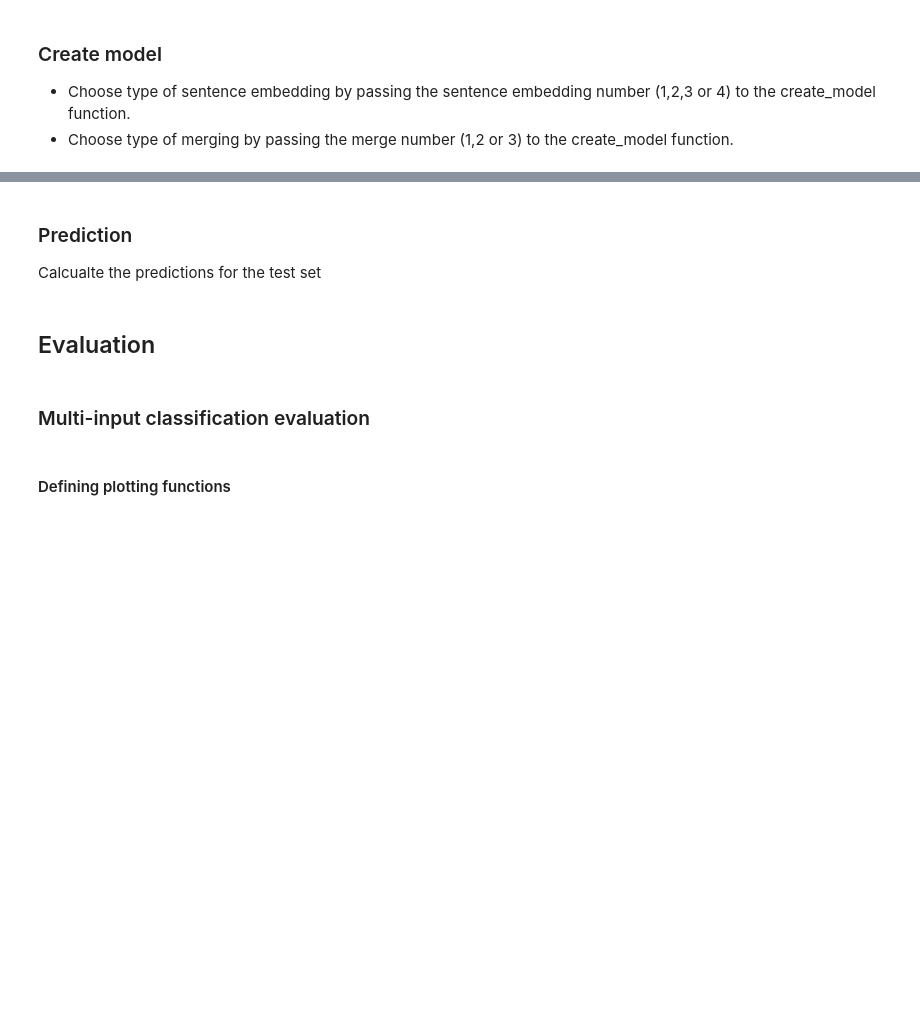
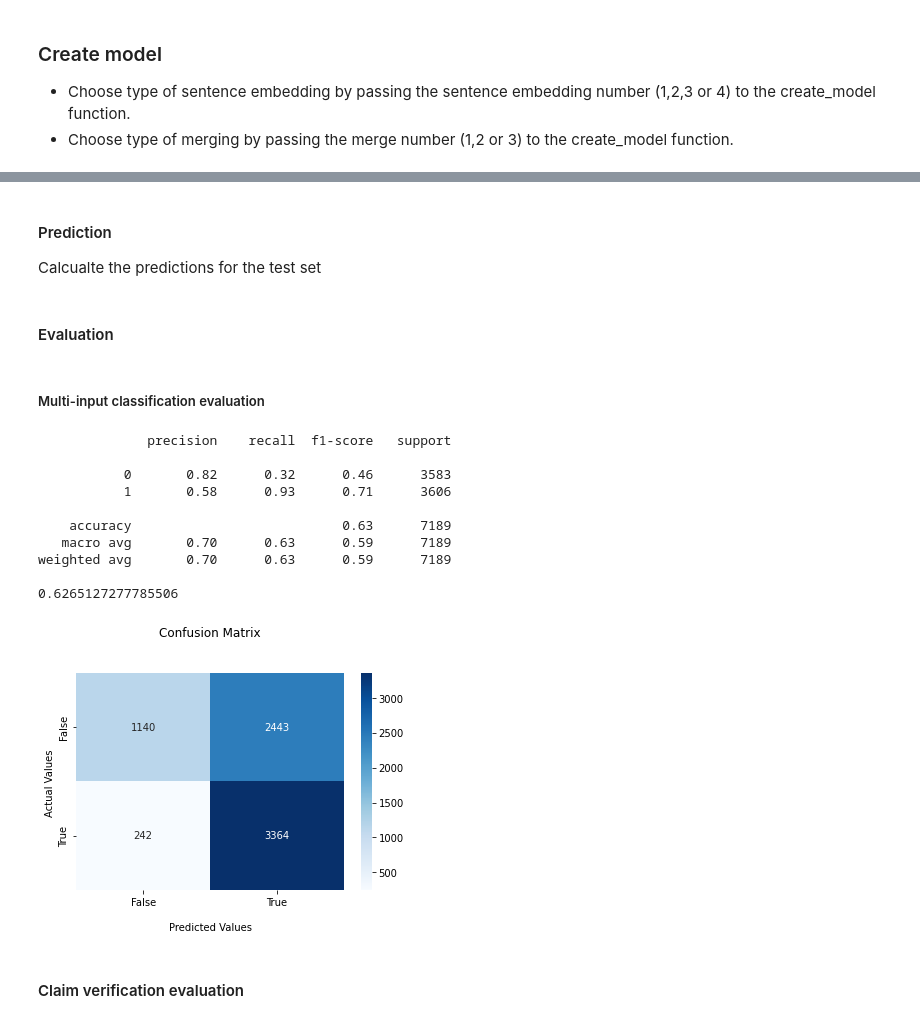
Before and after one commit to solveijm/NLP, a Jupyter notebook: Assignment2/A2.ipynb, the cells around one changed output, grey strips where cells are left out. Cells and saved outputs as stored; diff of their text form; code cells hidden in the pictures; blank space fills up the shorter version.

```diff
--- a/Assignment2/A2.ipynb
+++ b/Assignment2/A2.ipynb
@@ -426,3 +540,3 @@ NameError: name 'model256' is not defined
 # %% [markdown]
-### Prediction
+#### Prediction
 Calcualte the predictions for the test set
@@ -435,8 +544,6 @@ def prediction(model: keras.Model, x, predicting_info):
 predictions = prediction(model, [claim_test, evidence_test], {'batch_size': 100})
 predictions = np.rint(predictions)
 # %% [markdown]
-## Evaluation
+#### Evaluation
 # %% [markdown]
-### Multi-input classification evaluation
+##### Multi-input classification evaluation
-# %% [markdown]
-#### Defining plotting functions
@@ -475,0 +550,16 @@ def plot_confusion_matrix(confusion_matrix):
+# %%
+evaluation(predictions)
+# %% [output]
+              precision    recall  f1-score   support
+
+           0       0.82      0.32      0.46      3583
+           1       0.58      0.93      0.71      3606
+
+    accuracy                           0.63      7189
+   macro avg       0.70      0.63      0.59      7189
+weighted avg       0.70      0.63      0.59      7189
+
+0.6265127277785506
+[figure, added]
+# %% [markdown]
+#### Claim verification evaluation
```
Also changed, not shown: parts of 69 cells of this notebook, 4 other files.
